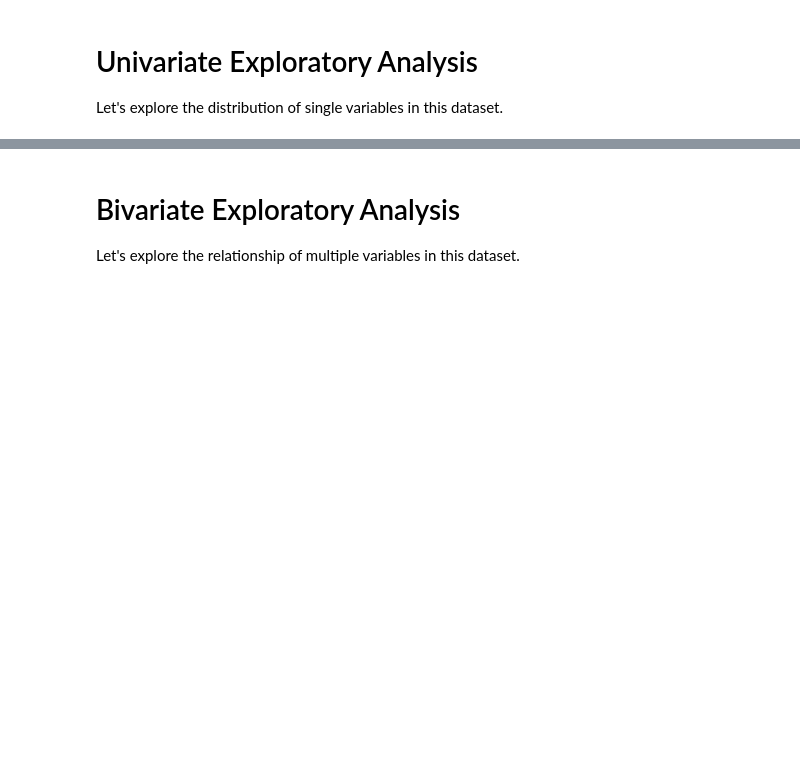
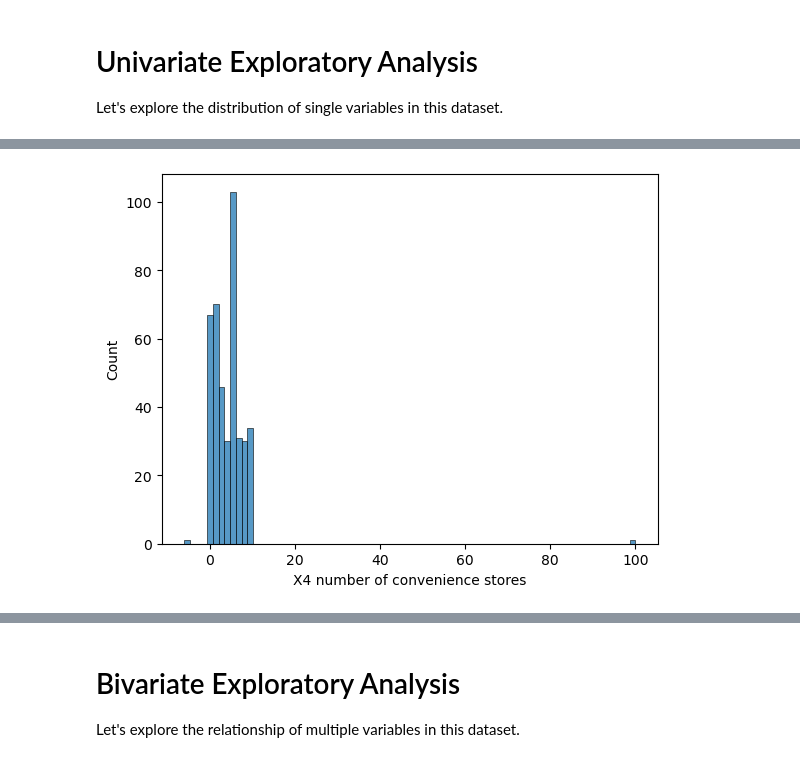
Before and after one commit to Alissa622/Rental-Pricing-Prediction-lab, a Jupyter notebook: code/data_prep/01explore.ipynb, the cells around one changed output, grey strips where cells are left out. Cells and saved outputs as stored; diff of their text form; code cells hidden in the pictures; blank space fills up the shorter version.

```diff
--- a/code/data_prep/01explore.ipynb
+++ b/code/data_prep/01explore.ipynb
@@ -49,7 +88,10 @@ plt.show()
 # %%
 # TODO : plot histogram of "X4 number of convenience stores" using sns here
 # documentation: https://seaborn.pydata.org/generated/seaborn.histplot.html
-...
+sns.histplot(df["X4 number of convenience stores"])
+plt.show()
+# %% [output]
+[figure, added]
 # %%
 # TODO : plot boxplot of "X4 number of convenience stores" using sns here
 # documentation: https://seaborn.pydata.org/generated/seaborn.boxplot.html
```
Also changed, not shown: parts of 12 cells of this notebook.
